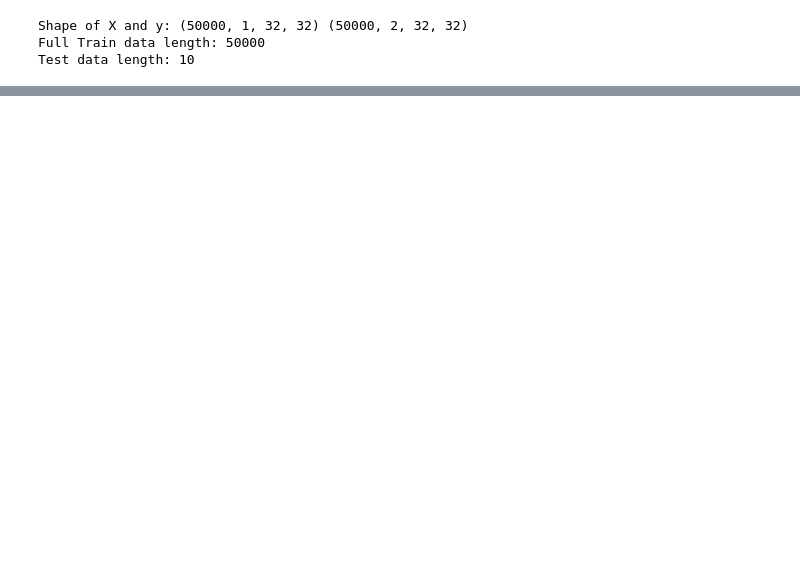
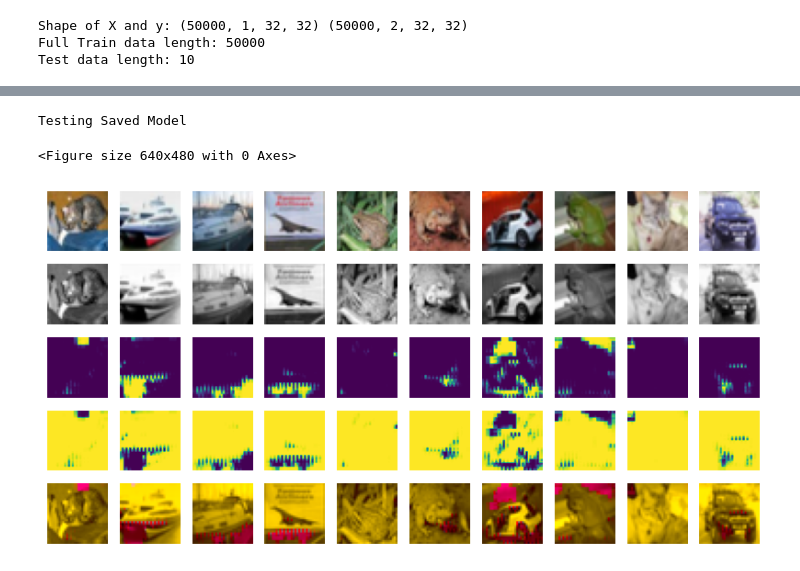
Before and after one commit to VinitraMk/Image-Colorization, a Jupyter notebook: Index.ipynb, the cells around one changed output, grey strips where cells are left out. Cells and saved outputs as stored; diff of their text form; code cells hidden in the pictures; blank space fills up the shorter version.

```diff
--- a/Index.ipynb
+++ b/Index.ipynb
@@ -129,10 +149,12 @@ Running split 0
 # %%
 #model testing
 
-print("\n\nTesting Best Model")
-mt = ModelTester(model_info["best_model"], model_info, te_dataset)
+model = get_saved_model(model, '')
+
+print("\n\nTesting Saved Model")
+mt = ModelTester(model, te_dataset)
 mt.test_and_plot(ds["RGBte"], "best_model", True)
-
-print("\n\nTesting Last Model")
-mt = ModelTester(model_info["last_model"], model_info, te_dataset)
-mt.test_and_plot(ds["RGBte"], "last_model", True)
+# %% [output]
+Testing Saved Model
+<Figure size 640x480 with 0 Axes>
+[figure, added]
```
Also changed, not shown: parts of 5 cells of this notebook, 9 other files.
